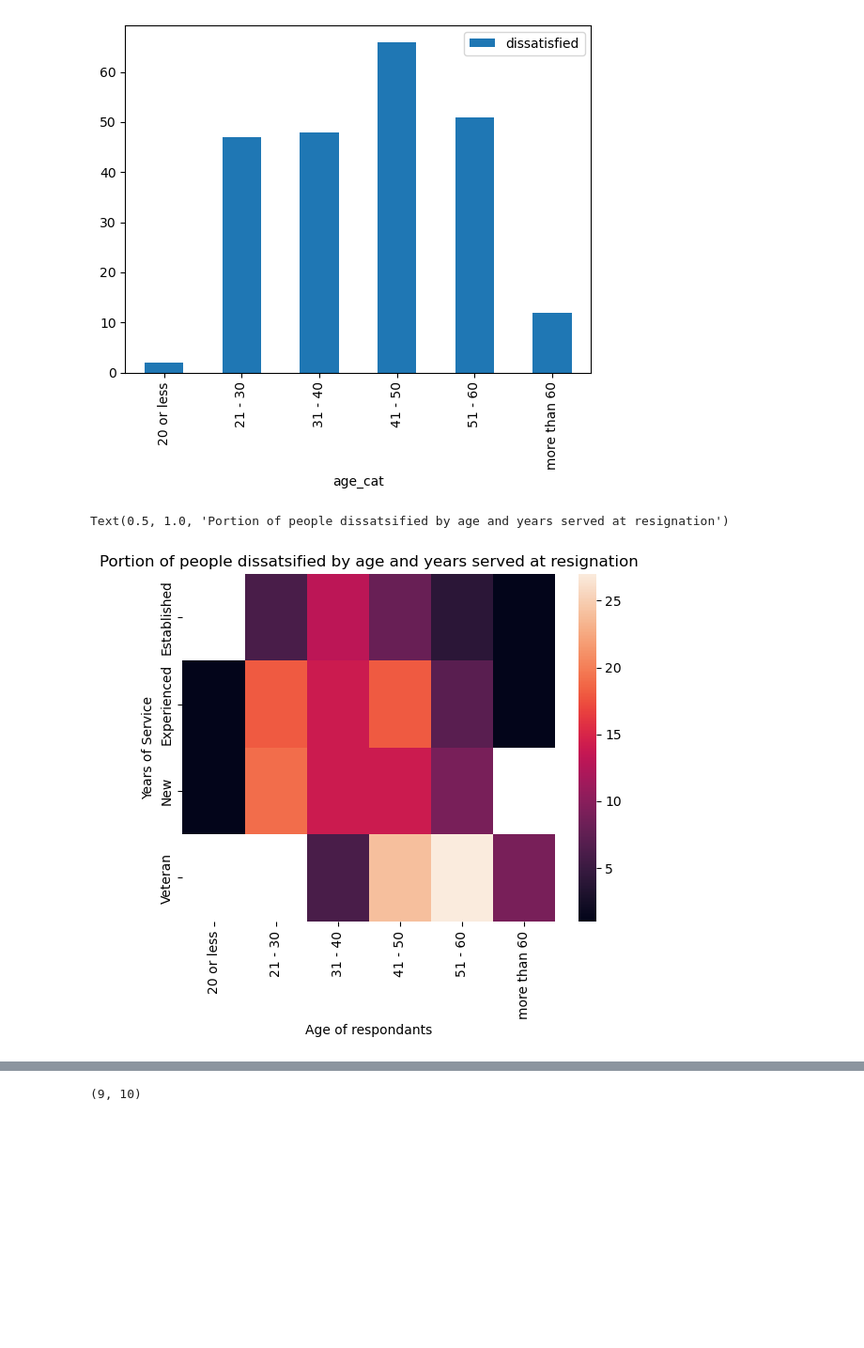
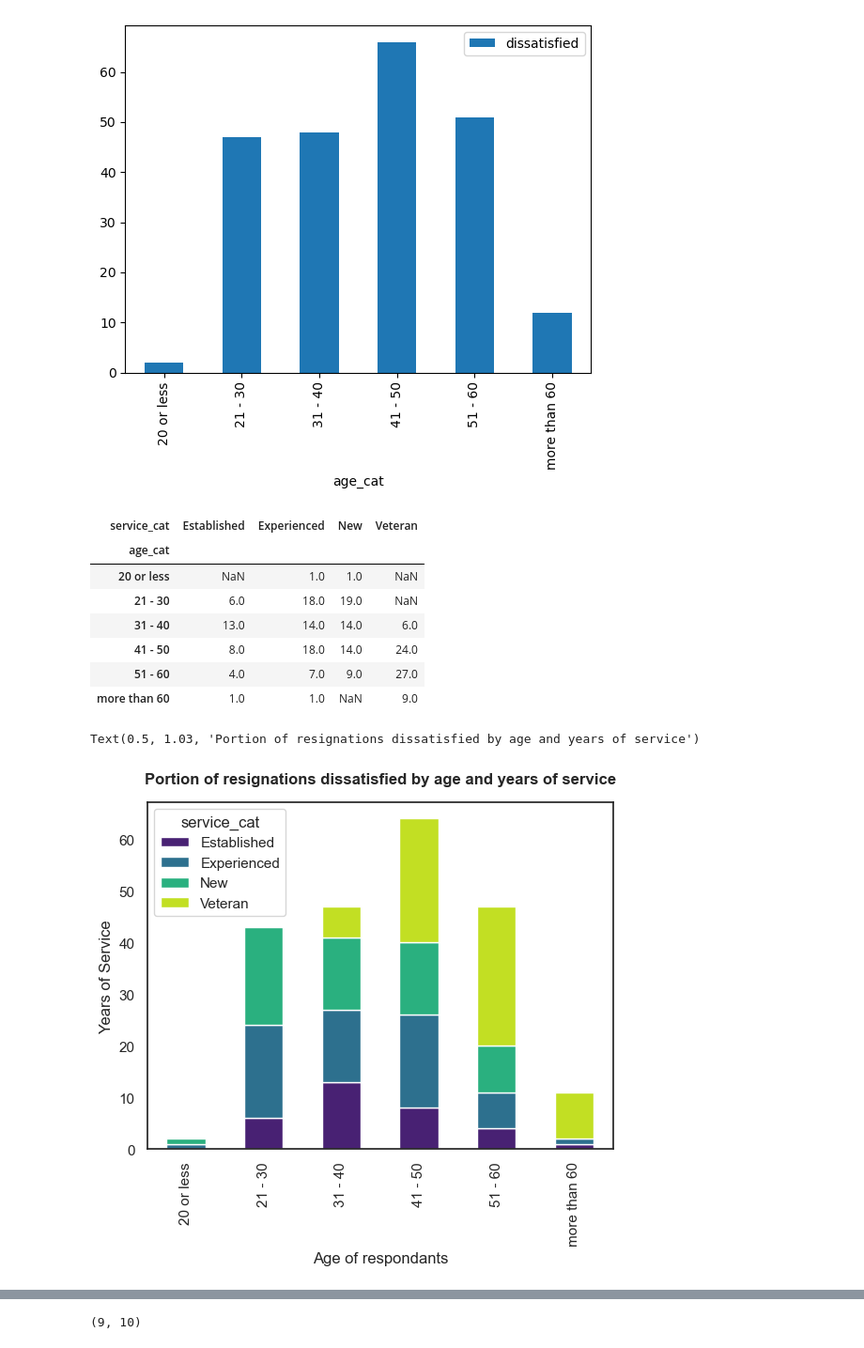
Before and after one commit to yanchooy/exitsurvey, a Jupyter notebook: exit survey.ipynb, the cells around one changed output, grey strips where cells are left out. Shown: that part at 94% size. Saved outputs shown, nothing was run; the diff lists cells and outputs as text; code cells hidden in the pictures; blank space fills up the shorter version.

```diff
--- a/exit survey.ipynb
+++ b/exit survey.ipynb
@@ -925,16 +925,28 @@ combined_age_pv.plot(kind='bar')
 [figure]
 # %%
 #creating a heatmap between age range, service years and dissatifaction
-age_service_pv = pd.pivot_table(combined_updated_age,values='dissatisfied',index='service_cat',columns='age_cat',aggfunc= np.sum)
-
-import seaborn as sns
-sns.heatmap(age_service_pv)
-plt.xlabel('Age of respondants')
-plt.ylabel('Years of Service')
-plt.title('Portion of people dissatsified by age and years served at resignation')
+age_service_pv = pd.pivot_table(combined_updated_age,values='dissatisfied',index='age_cat',columns='service_cat',aggfunc= np.sum)
+age_service_pv
 # %% [output]
-Text(0.5, 1.0, 'Portion of people dissatsified by age and years served at resignation')
-[figure, removed]
+| service_cat | Established | Experienced | New | Veteran |
+| age_cat |  |  |  |  |
+| 20 or less | NaN | 1.0 | 1.0 | NaN |
+| 21 - 30 | 6.0 | 18.0 | 19.0 | NaN |
+| 31 - 40 | 13.0 | 14.0 | 14.0 | 6.0 |
+| 41 - 50 | 8.0 | 18.0 | 14.0 | 24.0 |
+| 51 - 60 | 4.0 | 7.0 | 9.0 | 27.0 |
+| more than 60 | 1.0 | 1.0 | NaN | 9.0 |
+# %%
+import seaborn as sns
+from matplotlib.colors import ListedColormap
+
+age_service_pv.plot(kind='bar', stacked=True, colormap=ListedColormap(sns.color_palette("viridis", 10)))
+plt.xlabel('Age of respondants')
+plt.ylabel('Years of Service')
+plt.title('Portion of resignations dissatisfied by age and years of service', weight='bold', y=1.03)
+# %% [output]
+Text(0.5, 1.03, 'Portion of resignations dissatisfied by age and years of service')
+[figure, added]
 # %% [markdown]
 # <font color='royalblue'>Age and service period conclusion</font>
 
```
Also changed, not shown: parts of 5 cells of this notebook.
